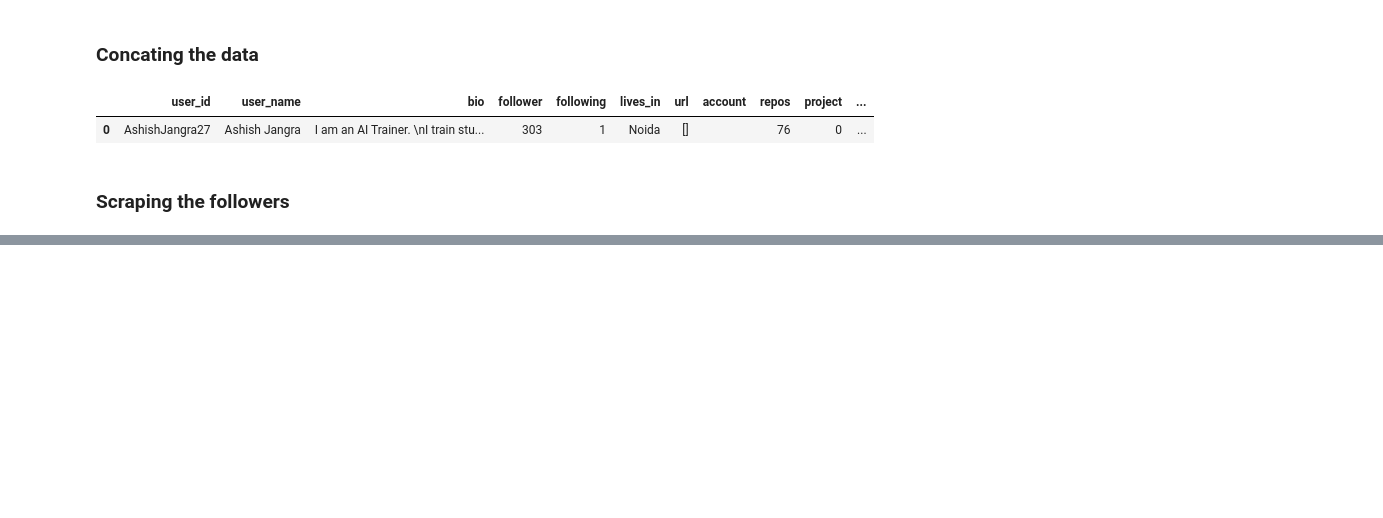
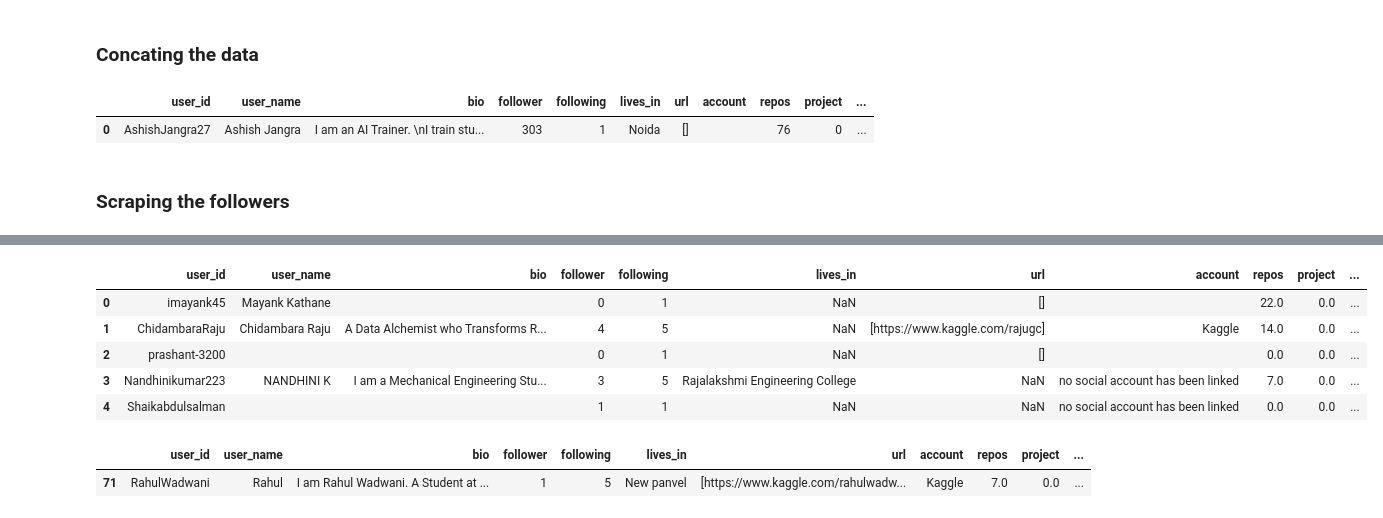
Before and after one commit to RahulWadwani/Projects, a Jupyter notebook: Weekly projects/week 24/Github Profile Scraper.ipynb, the cells around one changed output, grey strips where cells are left out. Saved outputs shown, nothing was run; the diff lists cells and outputs as text; code cells hidden in the pictures; blank space fills up the shorter version.

Commit message:
fetched followers data

```diff
--- a/Weekly projects/week 24/Github Profile Scraper.ipynb
+++ b/Weekly projects/week 24/Github Profile Scraper.ipynb
@@ -148,0 +125,14 @@ print(soup)
+# %%
+user_id_follower  = []
+follower_username = []
+for pages in range(1,int(round(df['follower']/50))+1):
+    link = 'https://github.com/AshishJangra27?page=' + str(pages) + '&tab=followers'
+    res = requests.get(link).text
+    soup = BeautifulSoup(res,'html.parser')
+    for followers in soup.find_all('div',class_ = 'd-table table-fixed col-12 width-full py-4 border-bottom color-border-muted'):
+        user_id_follower.append(followers.find_all('span')[1].text)
+    for name in soup.find_all('div',class_ = 'd-table table-fixed col-12 width-full py-4 border-bottom color-border-muted'):
+        follower_username.append(name.find_all('span')[0].text.strip())
+# %%
+followers = pd.DataFrame({'user_id':user_id_follower,'username':follower_username})
+followers
@@ -148,0 +155,3 @@ print(soup)
+# %%
+for i in followers['user_id']:
+    print('https://www.github.com/'+i)
@@ -148,0 +176,57 @@ print(soup)
+# %%
+data = []
+
+for i in tqdm(followers['user_id']):
+    link = 'https://www.github.com/'+i
+    soup = BeautifulSoup(requests.get(link).content,'html.parser')
+    user_name  = soup.find('span',class_ = 'p-name vcard-fullname d-block overflow-hidden').text.strip()
+    user_id    = soup.find('span',class_ = 'p-nickname vcard-username d-block').text.strip()
+    try:
+        bio        = soup.find('div',class_ = 'js-profile-editable-area d-flex flex-column d-md-block').find('div').text
+    except:
+        bio        = 'No bio written'
+    try:
+        lives_in   = soup.find('li',class_ = 'vcard-detail pt-1 hide-sm hide-md').text.strip()
+    except:
+        lives_in   = np.nan
+
+    for i in soup.find_all('a',class_ = 'Link--secondary no-underline no-wrap'):
+        if 'follower' in (i.text):
+            follower = i.find('span').text.strip()
+        elif 'following' in i.text:
+            following = i.find('span').text.strip()
+        try:
+            content  = [int(content.find('span').text.strip()) for content in soup.find('nav',class_ ='UnderlineNav-body width-full p-responsive js-sidenav-container-pjax').find_all('a')[1:]]
+            repos    = content[0]
+            project  = content[1]
+            packages = content[2]
+            stars    = content[3]
+        except:
+            repos    = np.nan
+            project  = np.nan
+            packages = np.nan
+            stars    = np.nan
+        try:
+            url = [links.find('a')['href'] for links in soup.find_all('li',class_='vcard-detail pt-1')]
+            account = social_account(url)
+        except:
+            url = np.nan
+            account = 'no social account has been linked'
+
+
+    data.append([user_id , user_name , bio , follower , following ,lives_in,url,account, repos , project , packages , stars])
+
+followers_data = pd.DataFrame(data,columns = ['user_id' ,'user_name' ,'bio' ,'follower' ,'following', 'lives_in', 'url','account', 'repos' , 'project' , 'packages' , 'stars'])
+followers_data.head()
+# %% [output]
+|  | user_id | user_name | bio | follower | following | lives_in | url | account | repos | project | ... |
+| 0 | imayank45 | Mayank Kathane |  | 0 | 1 | NaN | [] |  | 22.0 | 0.0 | ... |
+| 1 | ChidambaraRaju | Chidambara Raju | A Data Alchemist who Transforms R... | 4 | 5 | NaN | [https://www.kaggle.com/rajugc] | Kaggle | 14.0 | 0.0 | ... |
+| 2 | prashant-3200 |  |  | 0 | 1 | NaN | [] |  | 0.0 | 0.0 | ... |
+| 3 | Nandhinikumar223 | NANDHINI K | I am a Mechanical Engineering Stu... | 3 | 5 | Rajalakshmi Engineering College | NaN | no social account has been linked | 7.0 | 0.0 | ... |
+| 4 | Shaikabdulsalman |  |  | 1 | 1 | NaN | NaN | no social account has been linked | 0.0 | 0.0 | ... |
+# %%
+followers_data[followers_data['user_id']=='RahulWadwani']
+# %% [output]
+|  | user_id | user_name | bio | follower | following | lives_in | url | account | repos | project | ... |
+| 71 | RahulWadwani | Rahul | I am Rahul Wadwani. A Student at ... | 1 | 5 | New panvel | [https://www.kaggle.com/rahulwadw... | Kaggle | 7.0 | 0.0 | ... |
```
Also changed, not shown: parts of 6 cells of this notebook, 1 other file.
